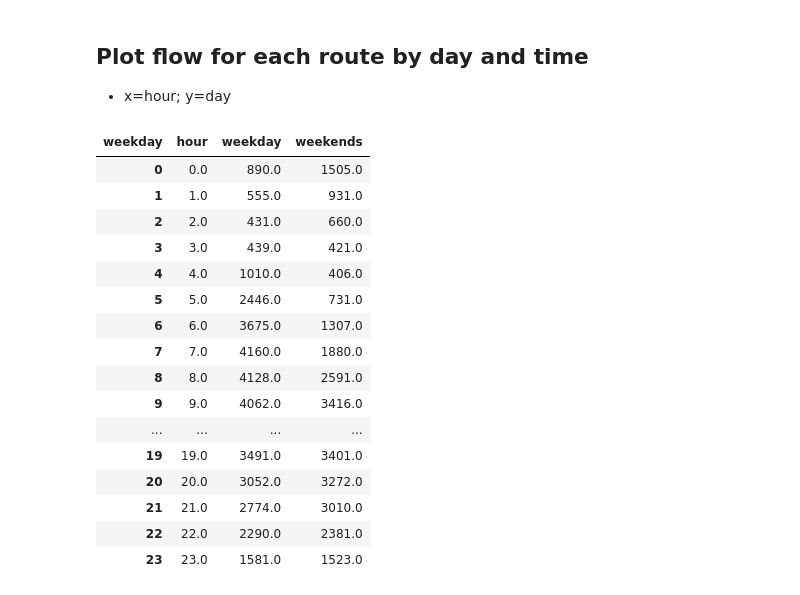
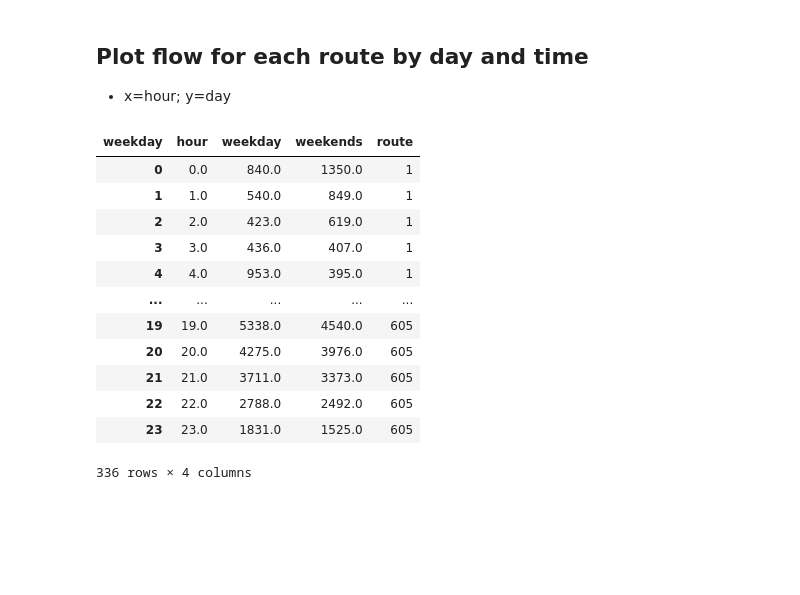
Before and after one commit to yujen-chen/better-pems, a Jupyter notebook: data_analysis.ipynb, the cells around one changed output. Saved outputs shown, nothing was run; the diff lists cells and outputs as text; code cells hidden in the pictures; blank space fills up the shorter version.

Commit message:
single-multiple-route draft

```diff
--- a/data_analysis.ipynb
+++ b/data_analysis.ipynb
@@ -41,3 +38,4 @@ route_74 = route_df(74)
 # %%
-route_74.head(5)
+route_numbers = np.sort(route_numbers)
+route_numbers
 # %% [output]
@@ -51,10 +59,14 @@ route_74.head(5)
+# %%
+route_df_list = []
+for i in route_numbers:
+    route_df_list.append(route_df(i))
 # %% [markdown]
 ## Plot flow for each route by day and time
 
 - x=hour; y=day
 # %%
 # plot both direction flow by hour
-def weekday_pivot_df(route_df):
+def weekday_pivot_df(route_df, route_num):
     direction_a = route_df['direction'].unique()[0]
     direction_b = route_df['direction'].unique()[1]
     route_df_direction_a_pivot = pd.pivot_table(route_df[route_df['direction']==direction_a], values='total_flow', index=['hour'], columns=['weekday'], aggfunc=np.mean).reset_index()
@@ -62,24 +74,5 @@ def weekday_pivot_df(route_df):
     route_df_pivot = route_df_direction_a_pivot.add(route_df_direction_b_pivot, fill_value=0)
     route_df_pivot['hour'] = route_df_pivot['hour']/2
     route_df_pivot = route_df_pivot.round(0)
+    route_df_pivot['route'] = route_num
     return route_df_pivot
-route_74_pivot = weekday_pivot_df(route_74)
-route_74_pivot
-# %% [output]
-| weekday | hour | weekday | weekends |
-| 0 | 0.0 | 890.0 | 1505.0 |
-| 1 | 1.0 | 555.0 | 931.0 |
-| 2 | 2.0 | 431.0 | 660.0 |
-| 3 | 3.0 | 439.0 | 421.0 |
-| 4 | 4.0 | 1010.0 | 406.0 |
-| 5 | 5.0 | 2446.0 | 731.0 |
-| 6 | 6.0 | 3675.0 | 1307.0 |
-| 7 | 7.0 | 4160.0 | 1880.0 |
-| 8 | 8.0 | 4128.0 | 2591.0 |
-| 9 | 9.0 | 4062.0 | 3416.0 |
-| ... | ... | ... | ... |
-| 19 | 19.0 | 3491.0 | 3401.0 |
-| 20 | 20.0 | 3052.0 | 3272.0 |
-| 21 | 21.0 | 2774.0 | 3010.0 |
-| 22 | 22.0 | 2290.0 | 2381.0 |
-| 23 | 23.0 | 1581.0 | 1523.0 |
@@ -88,0 +79,21 @@ fig.show()
+# %%
+weekday_flow_pivot_list = []
+for i in range(0, len(route_numbers)):
+    weekday_flow_pivot_list.append(weekday_pivot_df(route_df_list[i], route_numbers[i]))
+# %%
+all_pivot_df = pd.concat(weekday_flow_pivot_list)
+all_pivot_df
+# %% [output]
+| weekday | hour | weekday | weekends | route |
+| 0 | 0.0 | 840.0 | 1350.0 | 1 |
+| 1 | 1.0 | 540.0 | 849.0 | 1 |
+| 2 | 2.0 | 423.0 | 619.0 | 1 |
+| 3 | 3.0 | 436.0 | 407.0 | 1 |
+| 4 | 4.0 | 953.0 | 395.0 | 1 |
+| ... | ... | ... | ... | ... |
+| 19 | 19.0 | 5338.0 | 4540.0 | 605 |
+| 20 | 20.0 | 4275.0 | 3976.0 | 605 |
+| 21 | 21.0 | 3711.0 | 3373.0 | 605 |
+| 22 | 22.0 | 2788.0 | 2492.0 | 605 |
+| 23 | 23.0 | 1831.0 | 1525.0 | 605 |
+336 rows × 4 columns
```
Also changed, not shown: parts of 14 cells of this notebook, 5 other files.
